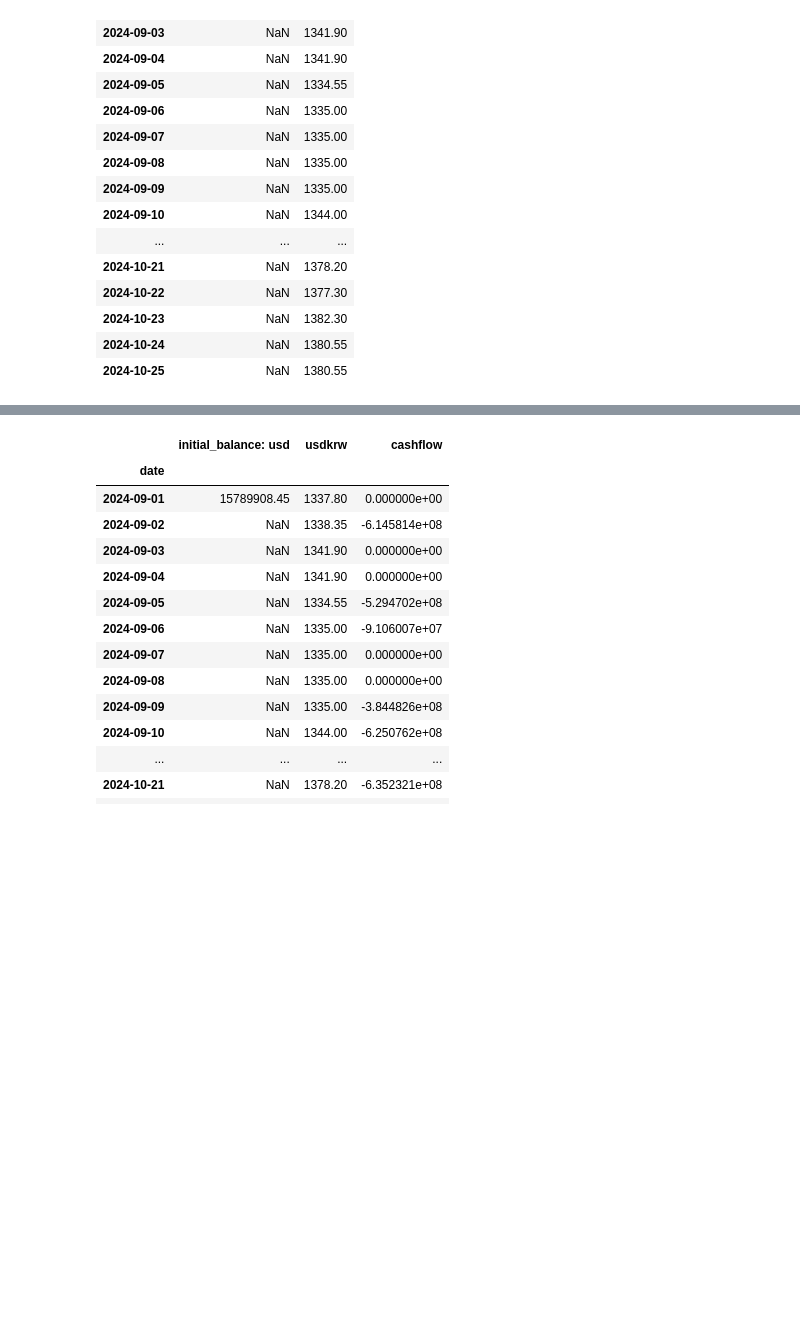
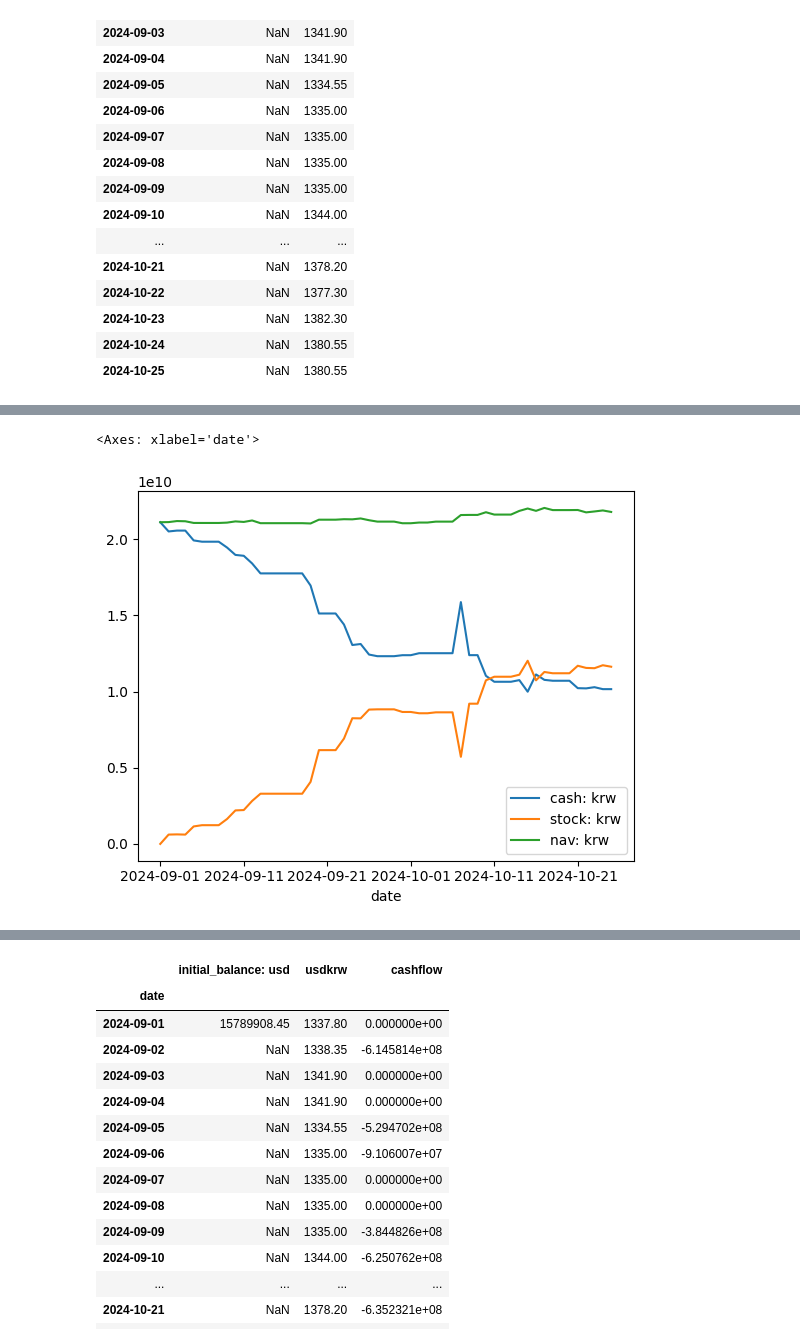
Before and after one commit to nailen1/cayman_office_system, a Jupyter notebook: demo-modules.ipynb, the cells around one changed output, grey strips where cells are left out. Drawn from its saved outputs; the diff is of its cells as text; code cells hidden in the pictures; blank space fills up the shorter version.

```diff
--- a/demo-modules.ipynb
+++ b/demo-modules.ipynb
@@ -108,3 +258,8 @@ ts.frame
+# %%
+df.filter(regex=': krw').plot()
+# %% [output]
+<Axes: xlabel='date'>
+[figure, added]
 # %%
 frame = ts.frame
 cashflow = ts.cashflow
```
Also changed, not shown: parts of 16 cells of this notebook, 11 other files.
